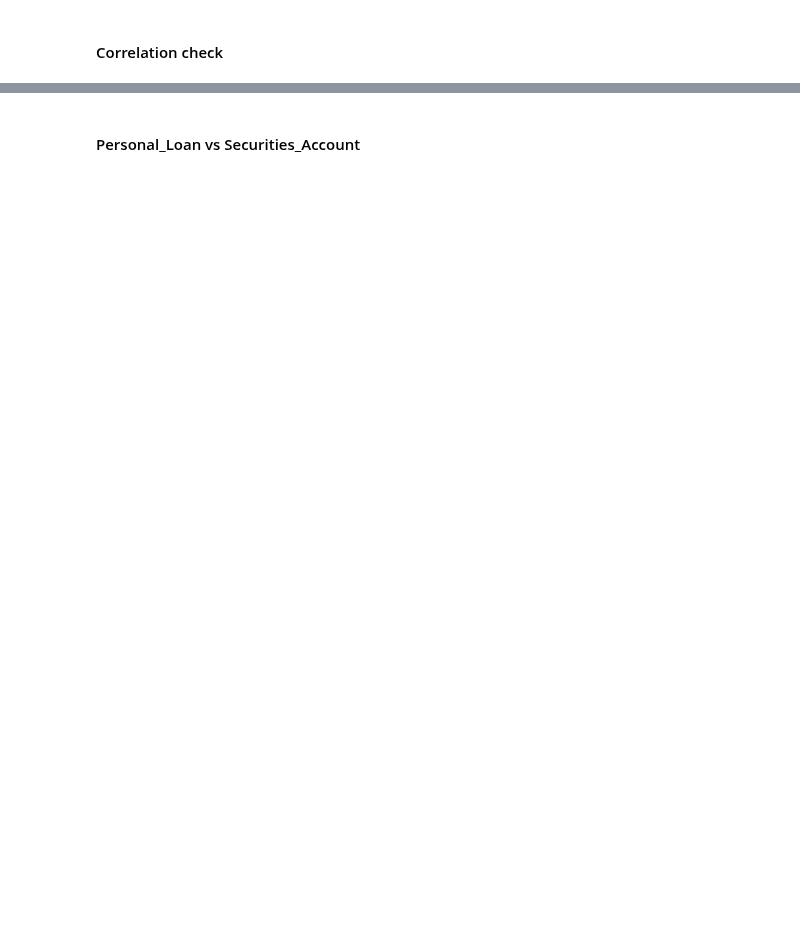
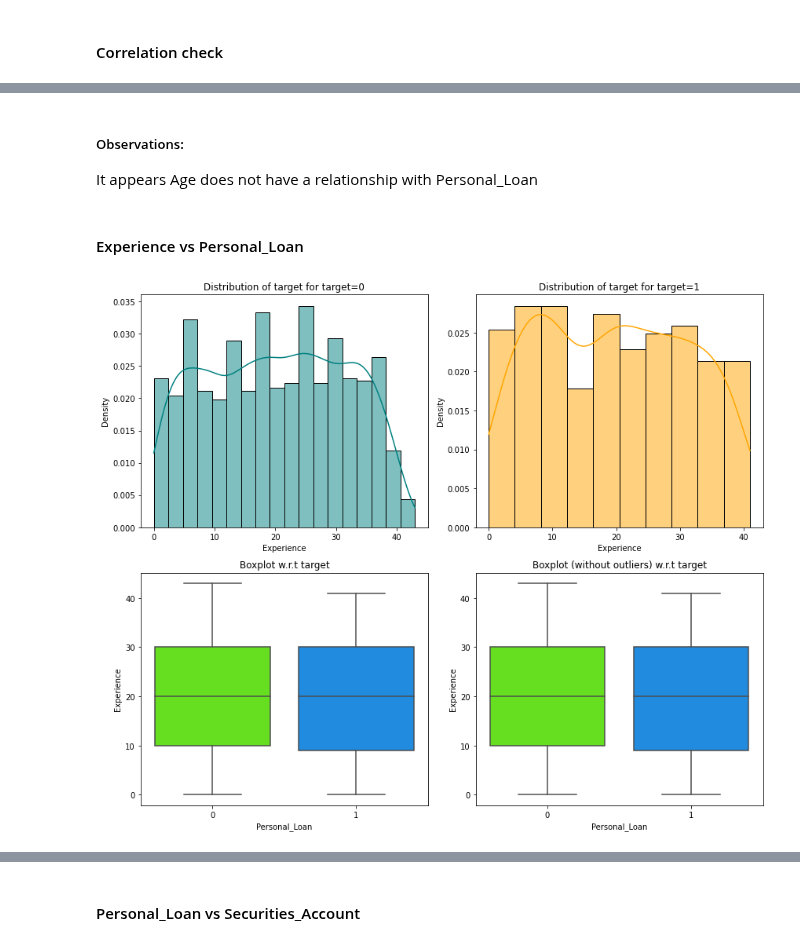
Before and after one commit to FoxHoundOps/PGP-AI-ML, a Jupyter notebook: project2/SLC_Full_Code.ipynb, the cells around one changed output, grey strips where cells are left out. Drawn from its saved outputs; the diff is of its cells as text; code cells hidden in the pictures; blank space fills up the shorter version.

```diff
--- a/project2/SLC_Full_Code.ipynb
+++ b/project2/SLC_Full_Code.ipynb
@@ -447,0 +620,9 @@ plt.show()
+# %% [markdown]
+##### Observations:
+It appears Age does not have a relationship with Personal_Loan
+# %% [markdown]
+#### Experience vs Personal_Loan
+# %%
+distribution_plot_wrt_target(loan_df, "Experience", "Personal_Loan")
+# %% [output]
+[figure, added]
```
Also changed, not shown: parts of 80 cells of this notebook.
